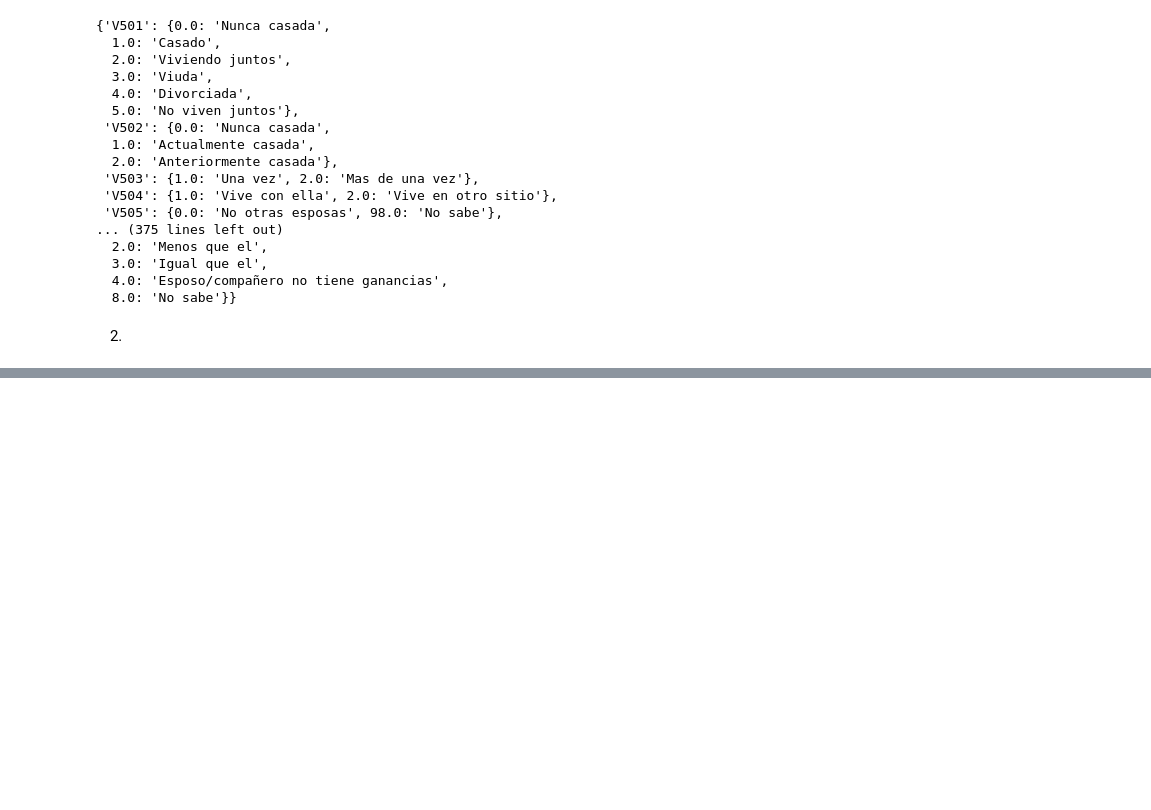
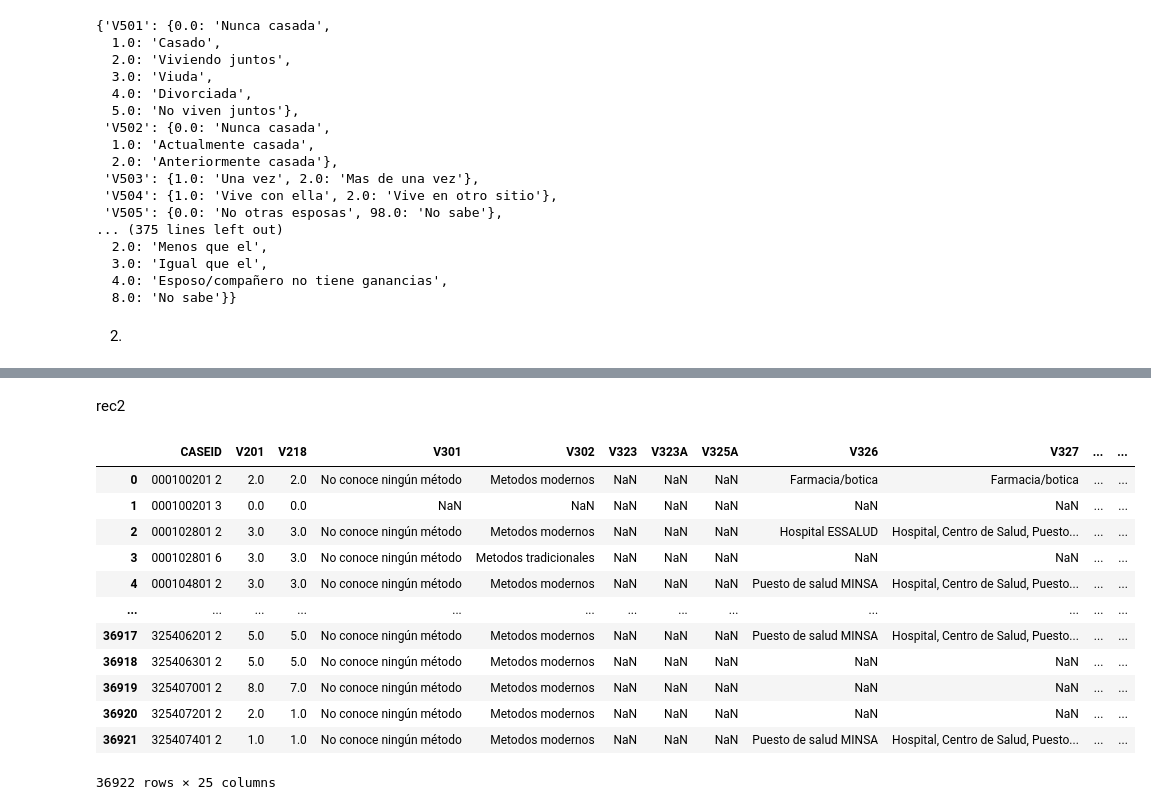
Before and after one commit to alexanderquispe/BiLab_Summer_Python, a Jupyter notebook: assignments/Assignment_3/group_1_ass_3_2024.ipynb, the cells around one changed output, grey strips where cells are left out. Saved outputs shown, nothing was run; the diff lists cells and outputs as text; code cells hidden in the pictures; blank space fills up the shorter version.

```diff
--- a/assignments/Assignment_3/group_1_ass_3_2024.ipynb
+++ b/assignments/Assignment_3/group_1_ass_3_2024.ipynb
@@ -328,0 +349,18 @@ var_labels3
+# %% [markdown]
+rec2
+# %%
+rec2
+# %% [output]
+|  | CASEID | V201 | V218 | V301 | V302 | V323 | V323A | V325A | V326 | V327 | ... | ... |
+| 0 | 000100201 2 | 2.0 | 2.0 | No conoce ningún método | Metodos modernos | NaN | NaN | NaN | Farmacia/botica | Farmacia/botica | ... | ... |
+| 1 | 000100201 3 | 0.0 | 0.0 | NaN | NaN | NaN | NaN | NaN | NaN | NaN | ... | ... |
+| 2 | 000102801 2 | 3.0 | 3.0 | No conoce ningún método | Metodos modernos | NaN | NaN | NaN | Hospital ESSALUD | Hospital, Centro de Salud, Puesto... | ... | ... |
+| 3 | 000102801 6 | 3.0 | 3.0 | No conoce ningún método | Metodos tradicionales | NaN | NaN | NaN | NaN | NaN | ... | ... |
+| 4 | 000104801 2 | 3.0 | 3.0 | No conoce ningún método | Metodos modernos | NaN | NaN | NaN | Puesto de salud MINSA | Hospital, Centro de Salud, Puesto... | ... | ... |
+| ... | ... | ... | ... | ... | ... | ... | ... | ... | ... | ... | ... | ... |
+| 36917 | 325406201 2 | 5.0 | 5.0 | No conoce ningún método | Metodos modernos | NaN | NaN | NaN | Puesto de salud MINSA | Hospital, Centro de Salud, Puesto... | ... | ... |
+| 36918 | 325406301 2 | 5.0 | 5.0 | No conoce ningún método | Metodos modernos | NaN | NaN | NaN | NaN | NaN | ... | ... |
+| 36919 | 325407001 2 | 8.0 | 7.0 | No conoce ningún método | Metodos modernos | NaN | NaN | NaN | NaN | NaN | ... | ... |
+| 36920 | 325407201 2 | 2.0 | 1.0 | No conoce ningún método | Metodos modernos | NaN | NaN | NaN | NaN | NaN | ... | ... |
+| 36921 | 325407401 2 | 1.0 | 1.0 | No conoce ningún método | Metodos modernos | NaN | NaN | NaN | Puesto de salud MINSA | Hospital, Centro de Salud, Puesto... | ... | ... |
+36922 rows × 25 columns
```
Also changed, not shown: parts of 5 cells of this notebook.
